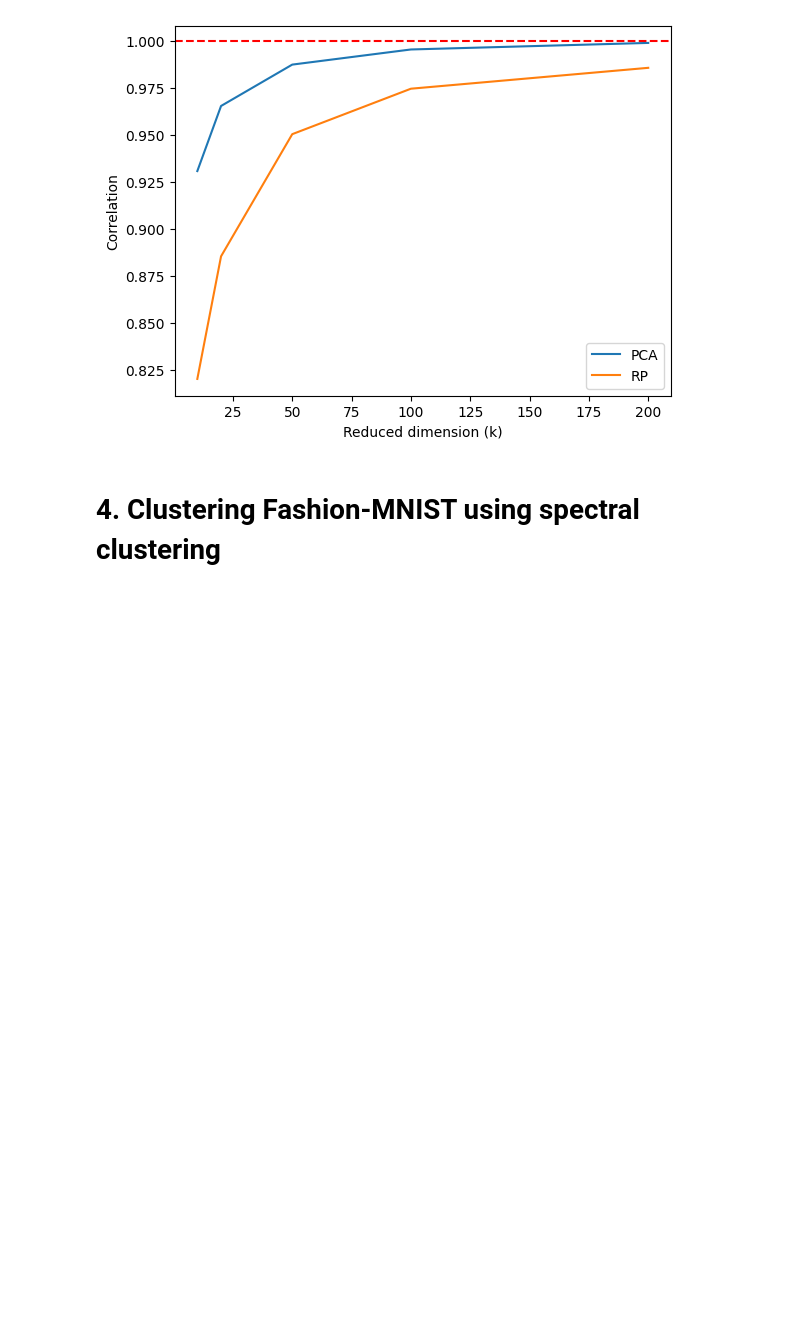
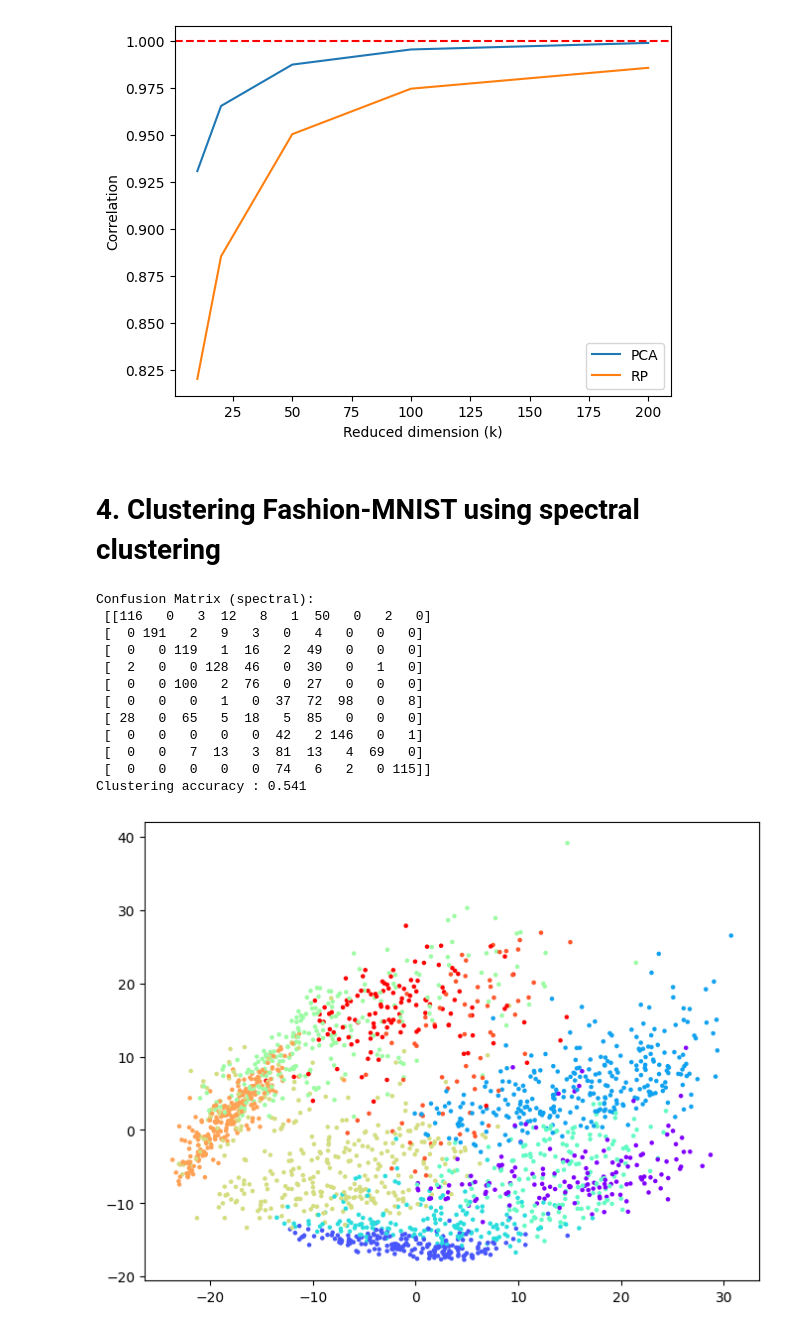
Before and after one commit to yiheng870106/Mathematics-of-Data-Science-Project-2-yiheng, a Jupyter notebook: project2.ipynb, the cells around one changed output. Cells and saved outputs as stored; diff of their text form; code cells hidden in the pictures; blank space fills up the shorter version.

```diff
--- a/project2.ipynb
+++ b/project2.ipynb
@@ -394,0 +393,55 @@ Correlation (original vs RP distances) for dim = 10, 20, 50, 100, 200:
+# %%
+# Write code to use spectral clustering to cluster the data.
+import numpy as np
+import matplotlib.pyplot as plt
+from sklearn.datasets import fetch_openml
+from sklearn.preprocessing import StandardScaler
+from sklearn.cluster import SpectralClustering
+from sklearn.cluster import KMeans
+from sklearn.decomposition import PCA
+from sklearn.metrics import confusion_matrix
+from scipy.optimize import linear_sum_assignment
+
+X, y = fetch_openml("Fashion-MNIST", version=1, as_frame=False, parser="auto", return_X_y=True)
+X = StandardScaler().fit_transform(X)
+y = y.astype(int)
+
+n = 2000
+np.random.seed(1)
+indices = np.random.choice(len(X), n, replace=False)
+X_sub = X[indices]
+y_sub = y[indices]
+
+spectral = SpectralClustering(n_clusters=10, affinity="nearest_neighbors", assign_labels="kmeans", random_state=1)
+y_spectral = spectral.fit_predict(X_sub)
+
+cm_spectral = confusion_matrix(y_sub, y_spectral)
+row_ind_spectral, col_ind_spectral = linear_sum_assignment(-cm_spectral)
+map_spectral = dict(zip(col_ind_spectral, row_ind_spectral))
+y_spectral_aligned = np.array([map_spectral[label] for label in y_spectral])
+print("Confusion Matrix (spectral): \n", confusion_matrix(y_sub, y_spectral_aligned))
+
+accuracy = np.mean(y_spectral_aligned == y_sub)
+print("Clustering accuracy :", accuracy)
+
+pca2 = PCA(n_components=2)
+X_pca2 = pca2.fit_transform(X_sub)
+#center_pca = pca2.transform(kmeans.cluster_centers_)
+plt.figure(figsize=(8,6))
+plt.scatter(X_pca2[:,0],X_pca2[:,1],c=y_spectral_aligned, s=5, cmap="rainbow")
+#plt.scatter(center_pca[:,0],center_pca[:,1],c="black",marker="X",s=30,alpha=0.5)
+plt.show()
+# %% [output]
+Confusion Matrix (spectral):
+ [[116   0   3  12   8   1  50   0   2   0]
+ [  0 191   2   9   3   0   4   0   0   0]
+ [  0   0 119   1  16   2  49   0   0   0]
+ [  2   0   0 128  46   0  30   0   1   0]
+ [  0   0 100   2  76   0  27   0   0   0]
+ [  0   0   0   1   0  37  72  98   0   8]
+ [ 28   0  65   5  18   5  85   0   0   0]
+ [  0   0   0   0   0  42   2 146   0   1]
+ [  0   0   7  13   3  81  13   4  69   0]
+ [  0   0   0   0   0  74   6   2   0 115]]
+Clustering accuracy : 0.541
+[figure, added]
```
Also changed, not shown: parts of 2 cells of this notebook.
